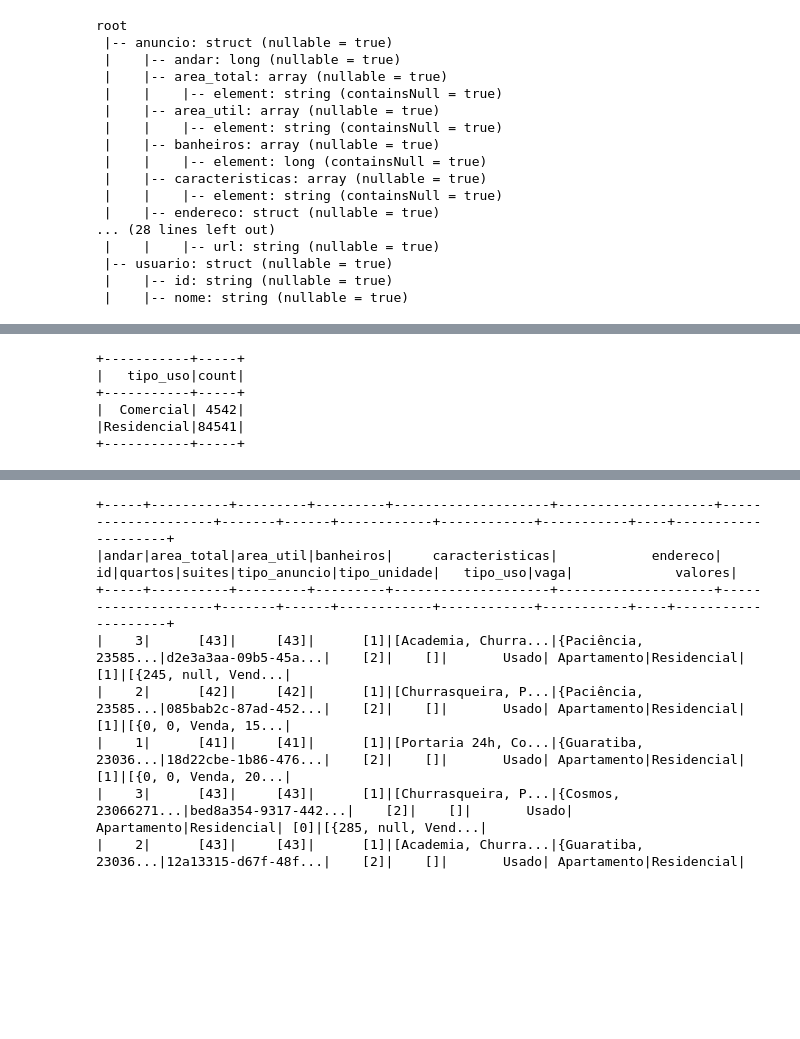
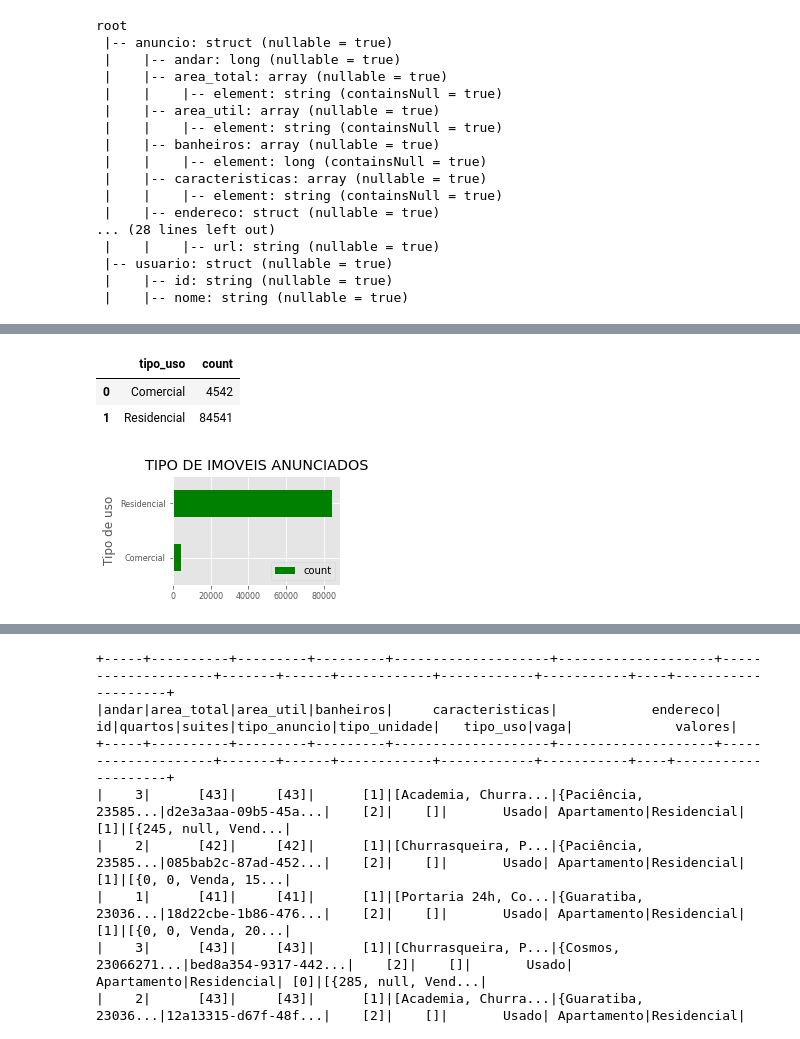
Before and after one commit to Clauciofds/Challenge-Data-Science-, a Jupyter notebook: Challenge_Semana_I_v1_01.ipynb, the cells around one changed output, grey strips where cells are left out. Drawn from its saved outputs; the diff is of its cells as text; code cells hidden in the pictures; blank space fills up the shorter version.

```diff
--- a/Challenge_Semana_I_v1_01.ipynb
+++ b/Challenge_Semana_I_v1_01.ipynb
@@ -102,13 +124,34 @@ only showing top 5 rows
-# %%
-anuncio\
-      .select('tipo_uso')\
-      .groupBy('tipo_uso')\
-      .count()\
-      .show()
-# %% [output]
-+-----------+-----+
-|   tipo_uso|count|
-+-----------+-----+
-|  Comercial| 4542|
-|Residencial|84541|
-+-----------+-----+
+# %%
+#Usando o select para quantificar os tipo de anuncio no DF.
+
+anuncio_graf01 = anuncio\
+      .select('tipo_uso')\
+      .orderBy('tipo_uso')\
+      .groupBy('tipo_uso')\
+      .count()
+
+#para apresentação gráfica o DF foi convertido para Pandas
+
+import matplotlib.pyplot as plt
+import matplotlib
+
+anuncio_graf01 = anuncio_graf01.toPandas()
+
+plt.rcParams['figure.figsize'] = (3,2)
+matplotlib.style.use('ggplot')
+
+anuncio_graf01.plot.barh(
+    x = 'tipo_uso',
+    xlabel='Tipo de uso',
+    color='green',
+    fontsize=8,
+    title='TIPO DE IMOVEIS ANUNCIADOS'
+)
+
+
+anuncio_graf01
+# %% [output]
+|  | tipo_uso | count |
+| 0 | Comercial | 4542 |
+| 1 | Residencial | 84541 |
+[figure, added]
```
Also changed, not shown: parts of 17 cells of this notebook.
